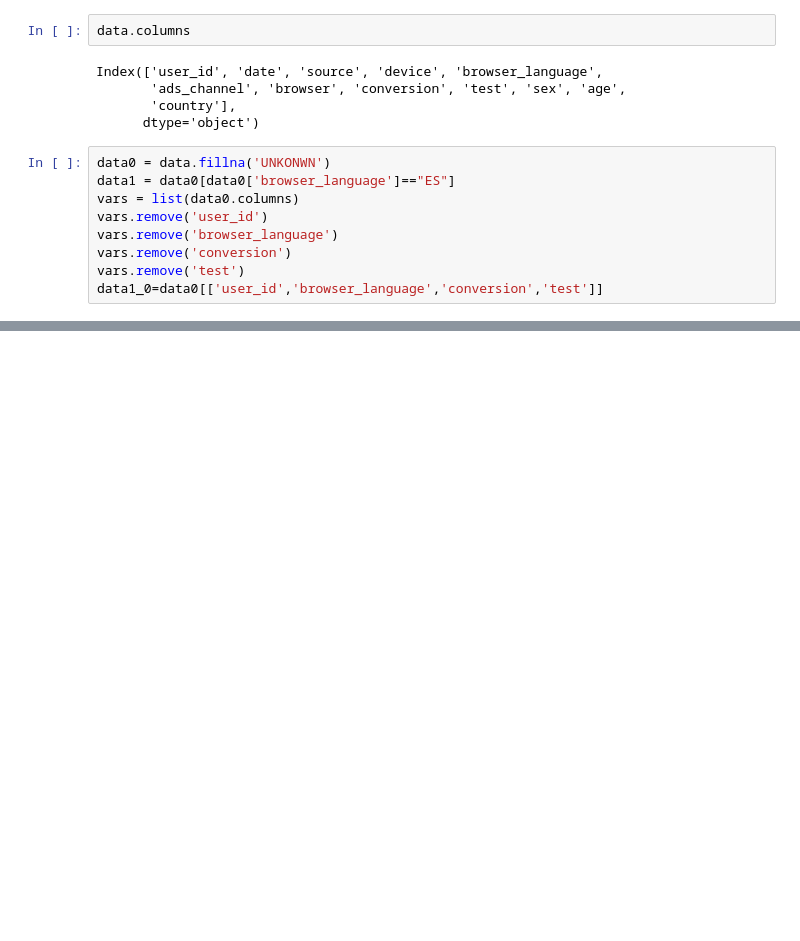
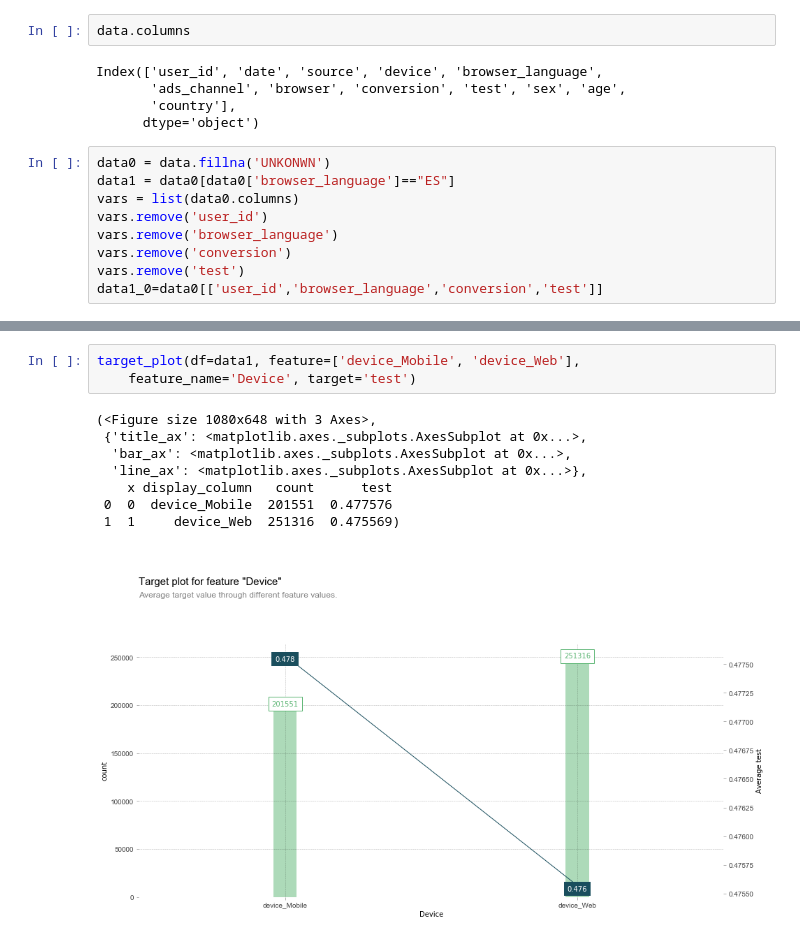
Before and after one commit to crazywiden/Leetcode_daily_submit, a Jupyter notebook: 20e/Spanish Translation.ipynb, the cells around one changed output, grey strips where cells are left out. Saved outputs shown, nothing was run; the diff lists cells and outputs as text; blank space fills up the shorter version.

```diff
--- a/20e/Spanish Translation.ipynb
+++ b/20e/Spanish Translation.ipynb
@@ -180,0 +276,12 @@ for v in vars:
+# %%
+target_plot(df=data1, feature=['device_Mobile', 'device_Web'],
+    feature_name='Device', target='test')
+# %% [output]
+(<Figure size 1080x648 with 3 Axes>,
+ {'title_ax': <matplotlib.axes._subplots.AxesSubplot at 0x...>,
+  'bar_ax': <matplotlib.axes._subplots.AxesSubplot at 0x...>,
+  'line_ax': <matplotlib.axes._subplots.AxesSubplot at 0x...>},
+    x display_column   count      test
+ 0  0  device_Mobile  201551  0.477576
+ 1  1     device_Web  251316  0.475569)
+[figure, added]
```
Also changed, not shown: parts of 22 cells of this notebook.
